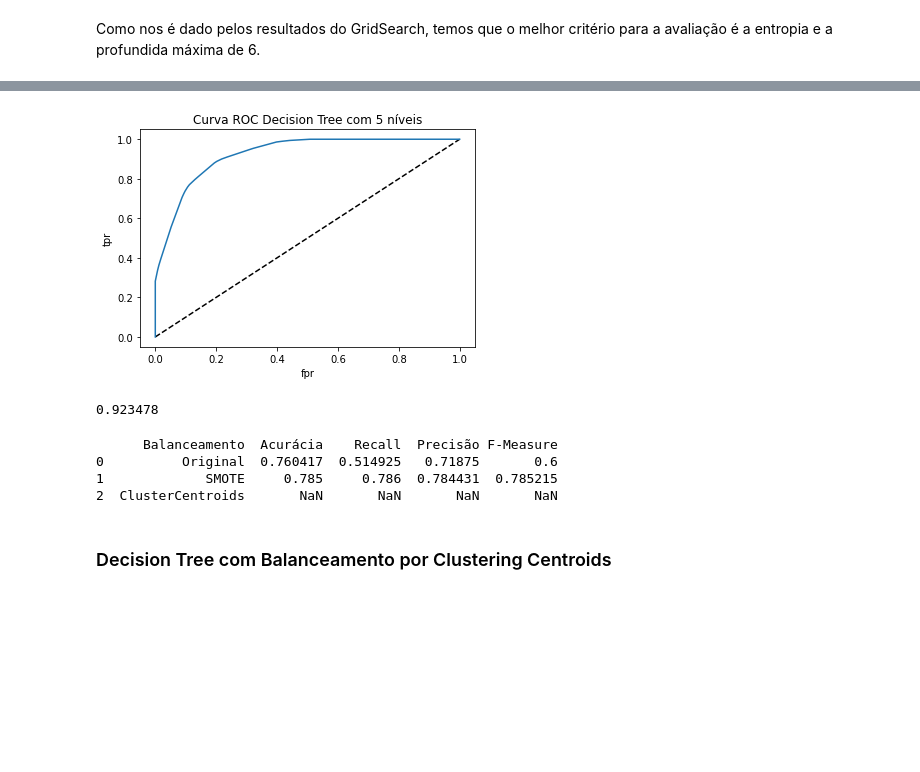
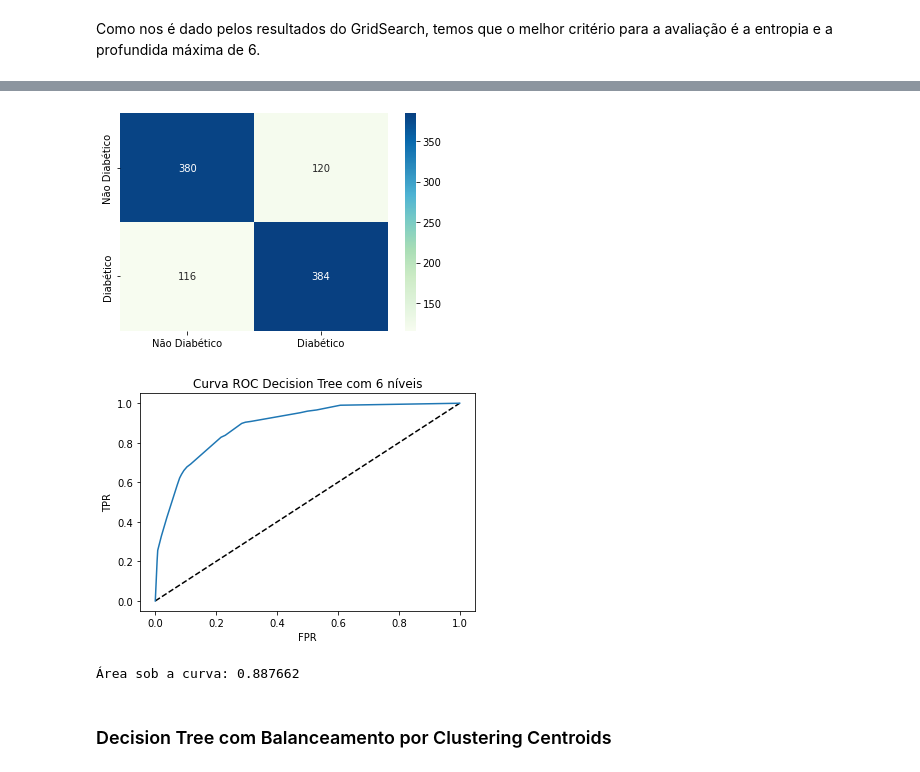
Before and after one commit to Marcellofabrizio/Notebooks, a Jupyter notebook: Pima Indians Diabetes Database/ClassifierComparison.ipynb, the cells around one changed output, grey strips where cells are left out. Drawn from its saved outputs; the diff is of its cells as text; code cells hidden in the pictures; blank space fills up the shorter version.

```diff
--- a/Pima Indians Diabetes Database/ClassifierComparison.ipynb
+++ b/Pima Indians Diabetes Database/ClassifierComparison.ipynb
@@ -31,6 +33,8 @@ Afim de obtermos os melhores resultados sobre o conjunto de dados, é preciso co
 diabetes = pd.read_csv("./diabetes.csv")
 columns = ['Pregnancies', 'Glucose', 'BloodPressure', 'SkinThickness', 'Insulin', 'BMI', 'DiabetesPedigreeFunction', 'Age']
 diabetes.head()
+
+labels = ['Não Diabético', 'Diabético']
 # %% [output]
 |  | Pregnancies | Glucose | BloodPressure | SkinThickness | Insulin | BMI | DiabetesPedigreeFunction | Age | ... |
 | 0 | 6 | 148 | 72 | 35 | 0 | 33.6 | 0.627 | 50 | ... |
@@ -225,0 +245,7 @@ Text(0.5, 1.0, 'Diagnóstico')
+# %%
+def print_confusion_matrix(y, predictions, xlabel, ylabel=None, color=None):
+    if ylabel == None:
+        ylabel = xlabel
+
+    cf = confusion_matrix(y, predictions)
+    sb.heatmap(cf,annot=True,cmap=color, fmt="d",xticklabels=lbl,yticklabels=lbl)
@@ -335,30 +351,9 @@ sb.heatmap(cf,annot=True,cmap="GnBu", fmt="d",xticklabels=lbl,yticklabels=lbl)
-# %%
-from sklearn.metrics import roc_curve
-y_pred_proba = grid.predict_proba(X_smote)[:,1]
-fpr, tpr, thresholds = roc_curve(y_smote, y_pred_proba)
-
-plt.plot([0,1],[0,1],'k--')
-plt.plot(fpr,tpr, label='Decision Tree')
-plt.xlabel('fpr')
-plt.ylabel('tpr')
-plt.title('Curva ROC Decision Tree com 6 níveis')
-plt.show()
-
-# Área sob a curva
-from sklearn.metrics import roc_auc_score
-roc_auc_score(y_smote,y_pred_proba)
-# %% [output]
-[figure, removed]
-0.923478
-# %%
-results_dt['Acurácia'][1] = accuracy_score(y_smote,predictions)
-results_dt['Recall'][1] = recall_score(y_smote,predictions)
-results_dt['Precisão'][1] = precision_score(y_smote,predictions)
-results_dt['F-Measure'][1] = f1_score(y_smote,predictions)
-
-print(results_dt)
-# %% [output]
-      Balanceamento  Acurácia    Recall  Precisão F-Measure
-0          Original  0.760417  0.514925   0.71875       0.6
-1             SMOTE     0.785     0.786  0.784431  0.785215
-2  ClusterCentroids       NaN       NaN       NaN       NaN
+# %%
+print_confusion_matrix(y_smote, predictions=predictions, xlabel=labels, color='GnBu')
+# %% [output]
+[figure, added]
+# %%
+print_roc_curve(grid, X_smote, y_smote, 'Decision Tree', 'Curva ROC Decision Tree com 6 níveis')
+# %% [output]
+[figure, added]
+Área sob a curva: 0.887662
```
Also changed, not shown: parts of 66 cells of this notebook.
